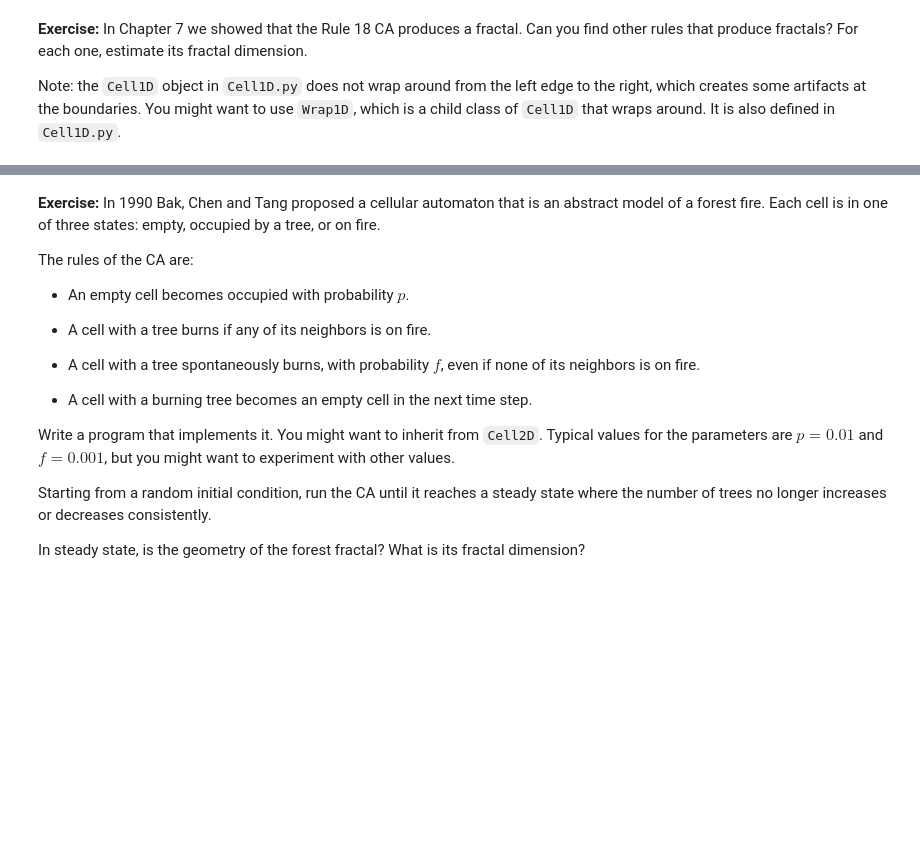
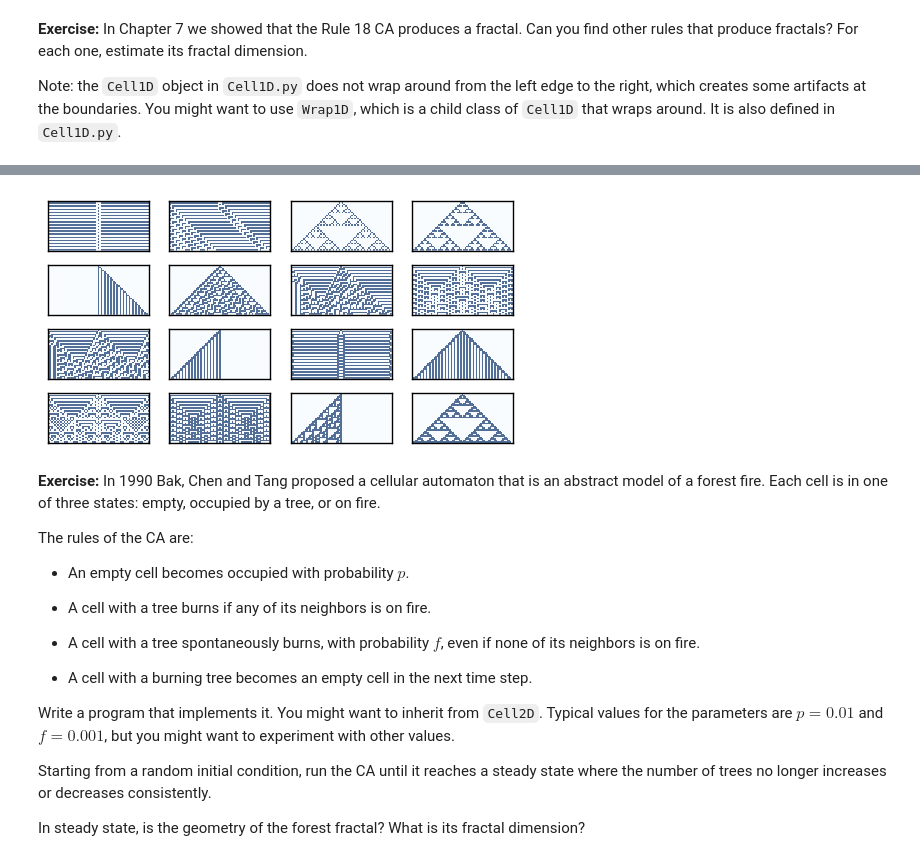
Before and after one commit to gubbatuba/ThinkComplexity2, a Jupyter notebook: code/chap07.ipynb, the cells around one changed output, grey strips where cells are left out. Cells and saved outputs as stored; diff of their text form; code cells hidden in the pictures; blank space fills up the shorter version.

```diff
--- a/code/chap07.ipynb
+++ b/code/chap07.ipynb
@@ -760,0 +763,35 @@ Note: the `Cell1D` object in `Cell1D.py` does not wrap around from the left edge
+# %%
+# Solution goes here
+#looked at solution on this one
+from scipy.stats import linregress
+
+def test_fractal(rule, ylabel=''):
+    res = count_cells(rule)
+    steps, steps2, cells = zip(*res)
+
+    params = linregress(np.log(steps), np.log(cells))
+    return params[0]
+# %%
+# Solution goes here
+# looked at solution from here and below
+mapping = {}
+for r in range(128):
+    slope = test_fractal(r)
+    if slope > 1.1 and slope < 1.9:
+        slope = np.around(slope, 3)
+        if slope not in mapping:
+            mapping[slope] = r
+# %%
+# Solution goes here
+from operator import itemgetter
+
+def value_sorted(mapping):
+    return sorted(mapping.items(), key=itemgetter(1))
+# %%
+# Solution goes here
+rules = []
+for slope, r in value_sorted(mapping):
+    print(r, slope)
+    rules.append(r)
+
+len(rules)
@@ -761,3 +816,13 @@ Note: the `Cell1D` object in `Cell1D.py` does not wrap around from the left edge
+# %%
+# Solution goes here
+# Some of these don't appear to be fractal, while others are and do look it.
+
+thinkplot.preplot(rows=5, cols=4)
+for i, rule in enumerate(rules):
+    thinkplot.subplot(i+1)
+    draw_ca(rule)
+# %% [output]
+[figure, added]
 # %% [markdown]
 **Exercise:** In 1990 Bak, Chen and Tang proposed a cellular automaton that is
 an abstract model of a forest fire.  Each cell is in one of three
```
Also changed, not shown: parts of 36 cells of this notebook.
